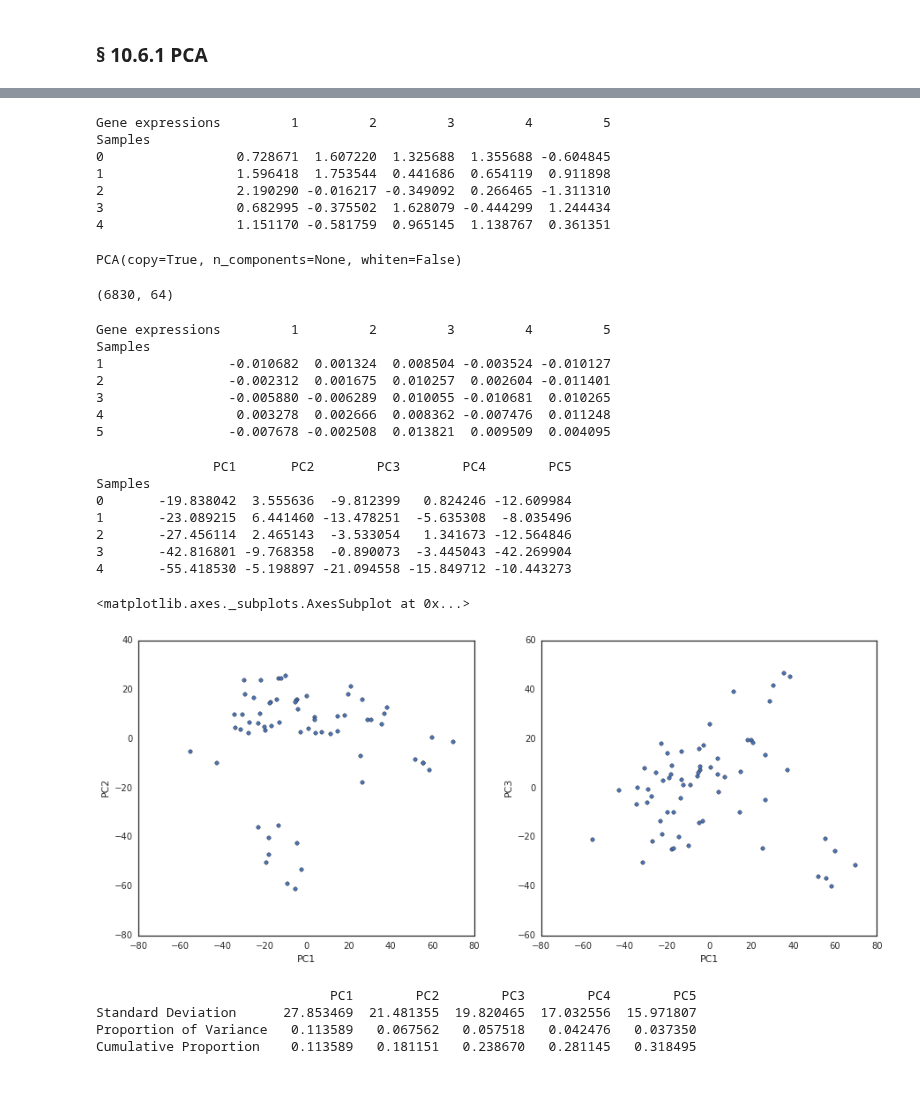
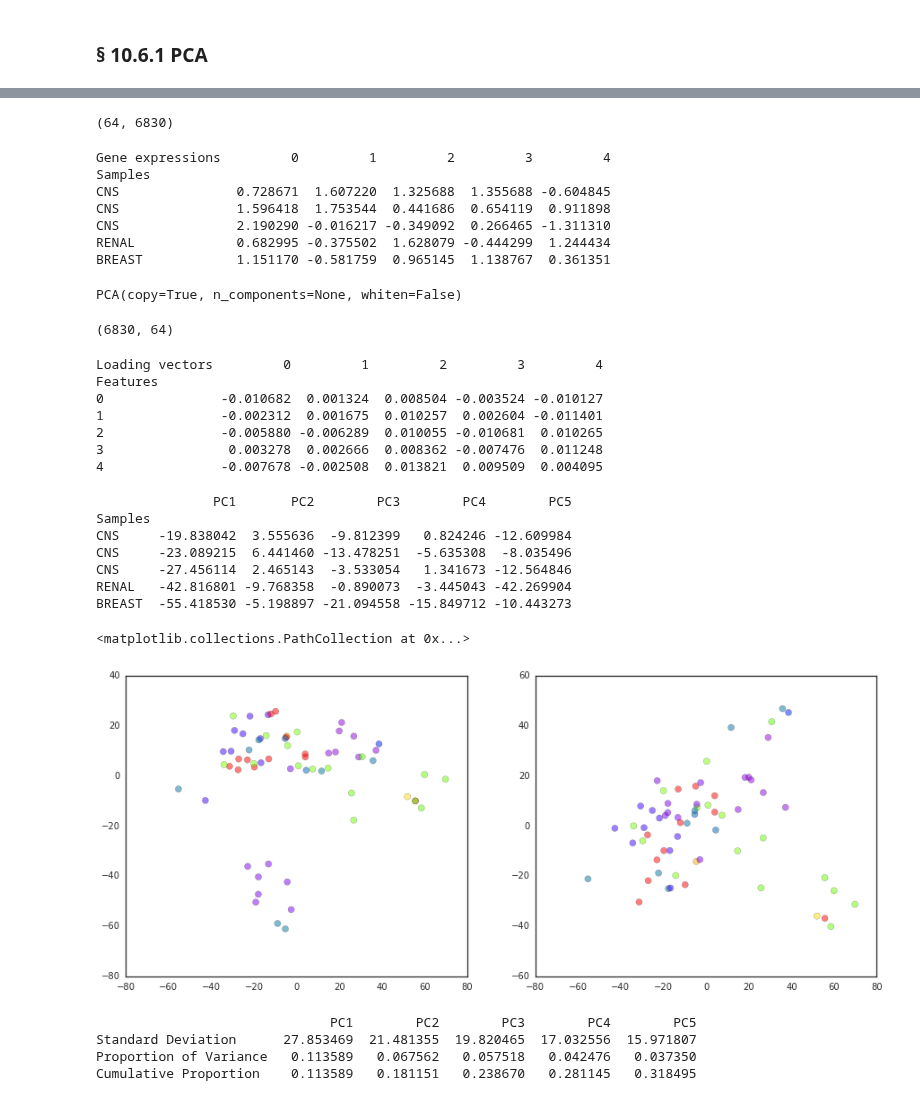
Before and after one commit to JWarmenhoven/ISLR-python, a Jupyter notebook: Chapter 10.ipynb, the cells around one changed output, grey strips where cells are left out. Drawn from its saved outputs; the diff is of its cells as text; code cells hidden in the pictures.

```diff
--- a/Chapter 10.ipynb
+++ b/Chapter 10.ipynb
@@ -242,6 +242,7 @@ ax3.set_title('Single Linkage')
 ### § 10.6.1 PCA
 # %%
 df2 = pd.read_csv('Data/NCI60_X.csv').drop('Unnamed: 0', axis=1)
+df2.columns = np.arange(df2.columns.size)
 df2.info()
 # %% [output]
 <class 'pandas.core.frame.DataFrame'>
@@ -259,61 +265,63 @@ df2.iloc[:5,:5]
 3  0.280000 -0.310000  0.680000 -0.810000  0.625000
 4  0.485000 -0.465000  0.395000  0.905000  0.200000
 # %%
-X = pd.DataFrame(scale(df2), index=df2.index, columns=df2.columns)
+X = pd.DataFrame(scale(df2), index=y.x)
 X.columns.name='Gene expressions'
 X.index.name='Samples'
+print(X.shape)
 X.iloc[:5,:5]
 # %% [output]
-Gene expressions         1         2         3         4         5
-Samples
-0                 0.728671  1.607220  1.325688  1.355688 -0.604845
-1                 1.596418  1.753544  0.441686  0.654119  0.911898
-2                 2.190290 -0.016217 -0.349092  0.266465 -1.311310
-3                 0.682995 -0.375502  1.628079 -0.444299  1.244434
-4                 1.151170 -0.581759  0.965145  1.138767  0.361351
+(64, 6830)
+Gene expressions         0         1         2         3         4
+Samples
+CNS               0.728671  1.607220  1.325688  1.355688 -0.604845
+CNS               1.596418  1.753544  0.441686  0.654119  0.911898
+CNS               2.190290 -0.016217 -0.349092  0.266465 -1.311310
+RENAL             0.682995 -0.375502  1.628079 -0.444299  1.244434
+BREAST            1.151170 -0.581759  0.965145  1.138767  0.361351
 # %%
 pca2 = PCA()
 pca2.fit(X)
 # %% [output]
 PCA(copy=True, n_components=None, whiten=False)
 # %%
-pca_loadings2 = pd.DataFrame(pca2.components_.T, index=df2.columns, columns=np.arange(1,65))
-pca_loadings2.columns.name = 'Gene expressions'
-pca_loadings2.index.name = 'Samples'
+pca_loadings2 = pd.DataFrame(pca2.components_.T)
+pca_loadings2.columns.name = 'Loading vectors'
+pca_loadings2.index.name = 'Features'
 print(pca_loadings2.shape)
 pca_loadings2.iloc[:5,:5]
 # %% [output]
 (6830, 64)
-Gene expressions         1         2         3         4         5
-Samples
-1                -0.010682  0.001324  0.008504 -0.003524 -0.010127
-2                -0.002312  0.001675  0.010257  0.002604 -0.011401
-3                -0.005880 -0.006289  0.010055 -0.010681  0.010265
-4                 0.003278  0.002666  0.008362 -0.007476  0.011248
-5                -0.007678 -0.002508  0.013821  0.009509  0.004095
+Loading vectors         0         1         2         3         4
+Features
+0               -0.010682  0.001324  0.008504 -0.003524 -0.010127
+1               -0.002312  0.001675  0.010257  0.002604 -0.011401
+2               -0.005880 -0.006289  0.010055 -0.010681  0.010265
+3                0.003278  0.002666  0.008362 -0.007476  0.011248
+4               -0.007678 -0.002508  0.013821  0.009509  0.004095
 # %%
-df2_plot = pd.concat([(X*pca_loadings2[1]).sum(axis=1),
+df2_plot = pd.concat([(X*pca_loadings2[0]).sum(axis=1),
+                      (X*pca_loadings2[1]).sum(axis=1),
                       (X*pca_loadings2[2]).sum(axis=1),
                       (X*pca_loadings2[3]).sum(axis=1),
-                      (X*pca_loadings2[4]).sum(axis=1),
-                      (X*pca_loadings2[5]).sum(axis=1)], axis=1, keys=['PC1', 'PC2', 'PC3', 'PC4', 'PC5'])
+                      (X*pca_loadings2[4]).sum(axis=1)], axis=1, keys=['PC1', 'PC2', 'PC3', 'PC4', 'PC5'])
 df2_plot.head()
 # %% [output]
                PC1       PC2        PC3        PC4        PC5
 Samples
-0       -19.838042  3.555636  -9.812399   0.824246 -12.609984
-1       -23.089215  6.441460 -13.478251  -5.635308  -8.035496
-2       -27.456114  2.465143  -3.533054   1.341673 -12.564846
-3       -42.816801 -9.768358  -0.890073  -3.445043 -42.269904
-4       -55.418530 -5.198897 -21.094558 -15.849712 -10.443273
+CNS     -19.838042  3.555636  -9.812399   0.824246 -12.609984
+CNS     -23.089215  6.441460 -13.478251  -5.635308  -8.035496
+CNS     -27.456114  2.465143  -3.533054   1.341673 -12.564846
+RENAL   -42.816801 -9.768358  -0.890073  -3.445043 -42.269904
+BREAST  -55.418530 -5.198897 -21.094558 -15.849712 -10.443273
-# %%
-fig, (ax1, ax2) = plt.subplots(1,2, figsize=(15,6))
-
-df2_plot.plot(x='PC1', y='PC2', kind='scatter', ax=ax1)
-df2_plot.plot(x='PC1', y='PC3', kind='scatter', ax=ax2)
-# %% [output]
-<matplotlib.axes._subplots.AxesSubplot at 0x...>
-[figure, removed]
+# %%
+fig, (ax1, ax2) = plt.subplots(1,2, figsize=(15,6))
+
+ax1.scatter(df2_plot.PC1, df2_plot.PC2, c=pd.factorize(df2_plot.index)[0], cmap=plt.cm.prism, alpha=0.5, s=50)
+ax2.scatter(df2_plot.PC1, df2_plot.PC3, c=pd.factorize(df2_plot.index)[0], cmap=plt.cm.prism, alpha=0.5, s=50)
+# %% [output]
+<matplotlib.collections.PathCollection at 0x...>
+[figure, added]
 # %%
 pd.DataFrame([df2_plot.std(axis=0, ddof=0).as_matrix(),
               pca2.explained_variance_ratio_[:5],
```
Also changed, not shown: parts of 6 cells of this notebook.
